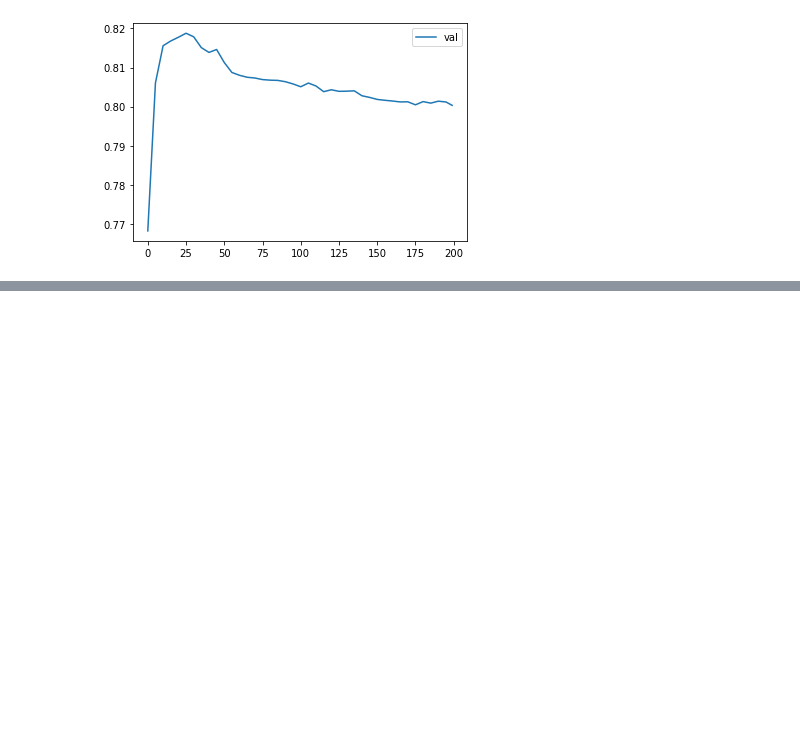
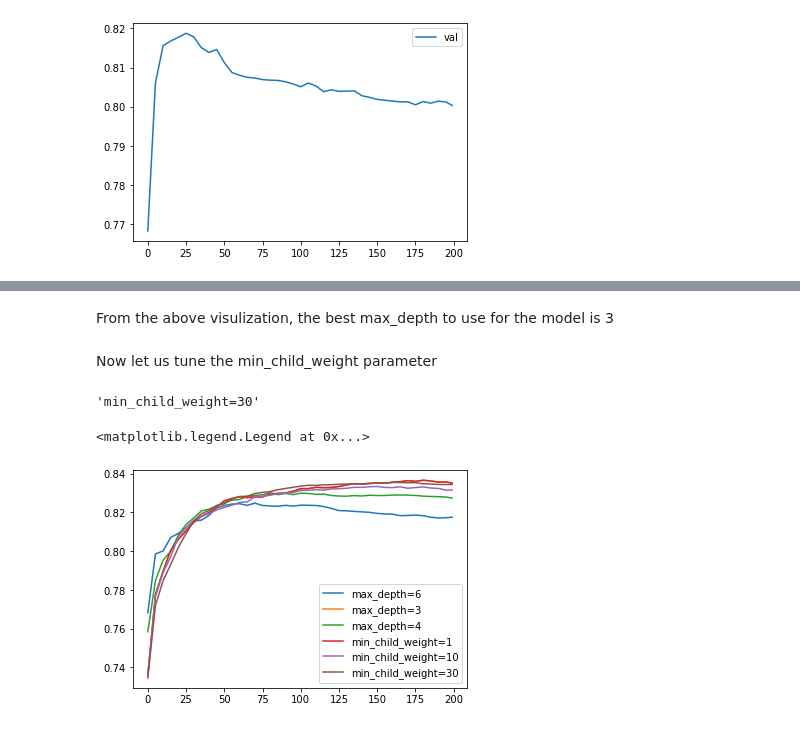
Before and after one commit to AiJared/ML-Roadmap, a Jupyter notebook: Trees/Credit Risk Scoring.ipynb, the cells around one changed output, grey strips where cells are left out. Saved outputs shown, nothing was run; the diff lists cells and outputs as text; code cells hidden in the pictures; blank space fills up the shorter version.

Commit message:
tuning min_child_weight

```diff
--- a/Trees/Credit Risk Scoring.ipynb
+++ b/Trees/Credit Risk Scoring.ipynb
@@ -1000,0 +1001,38 @@ plt.legend()
+# %% [markdown]
+From the above visulization, the best max_depth to use for the model is 3
+# %% [markdown]
+Now let us tune the min_child_weight parameter
+# %%
+%%capture output
+
+xgb_params = {
+    'eta': 0.1,
+    'max_depth': 3,
+    'min_child_weight': 30,
+
+    'objective': 'binary:logistic',
+    'eval_metric': 'auc',
+
+    'nthread': 8,
+    'seed': 1,
+    'verbosity': 1,
+}
+
+model = xgb.train(xgb_params, dtrain, num_boost_round=200,
+                  verbose_eval=5,
+                  evals=watchlist)
+# %%
+key = "min_child_weight=%s" % (xgb_params['min_child_weight'])
+scores[key] = parse_xgb_output(output)
+key
+# %% [output]
+'min_child_weight=30'
+# %%
+# create a plot to visualize them and choose the best one for the model
+for min_child_weight, df_score in scores.items():
+    plt.plot(df_score.num_iter, df_score.val_auc, label=min_child_weight)
+# plt.ylim(0.8, 0.84)
+plt.legend()
+# %% [output]
+<matplotlib.legend.Legend at 0x...>
+[figure, added]
```
Also changed, not shown: parts of 40 cells of this notebook.
